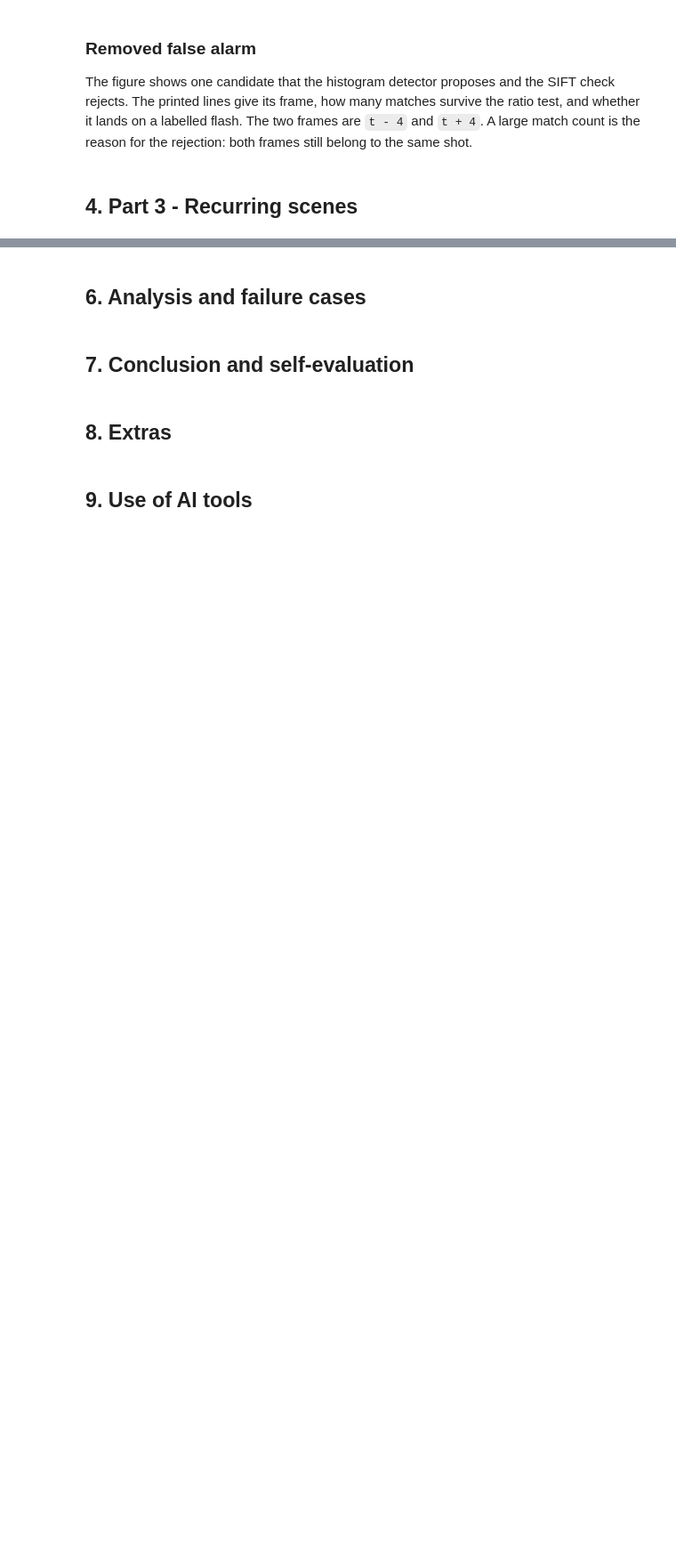
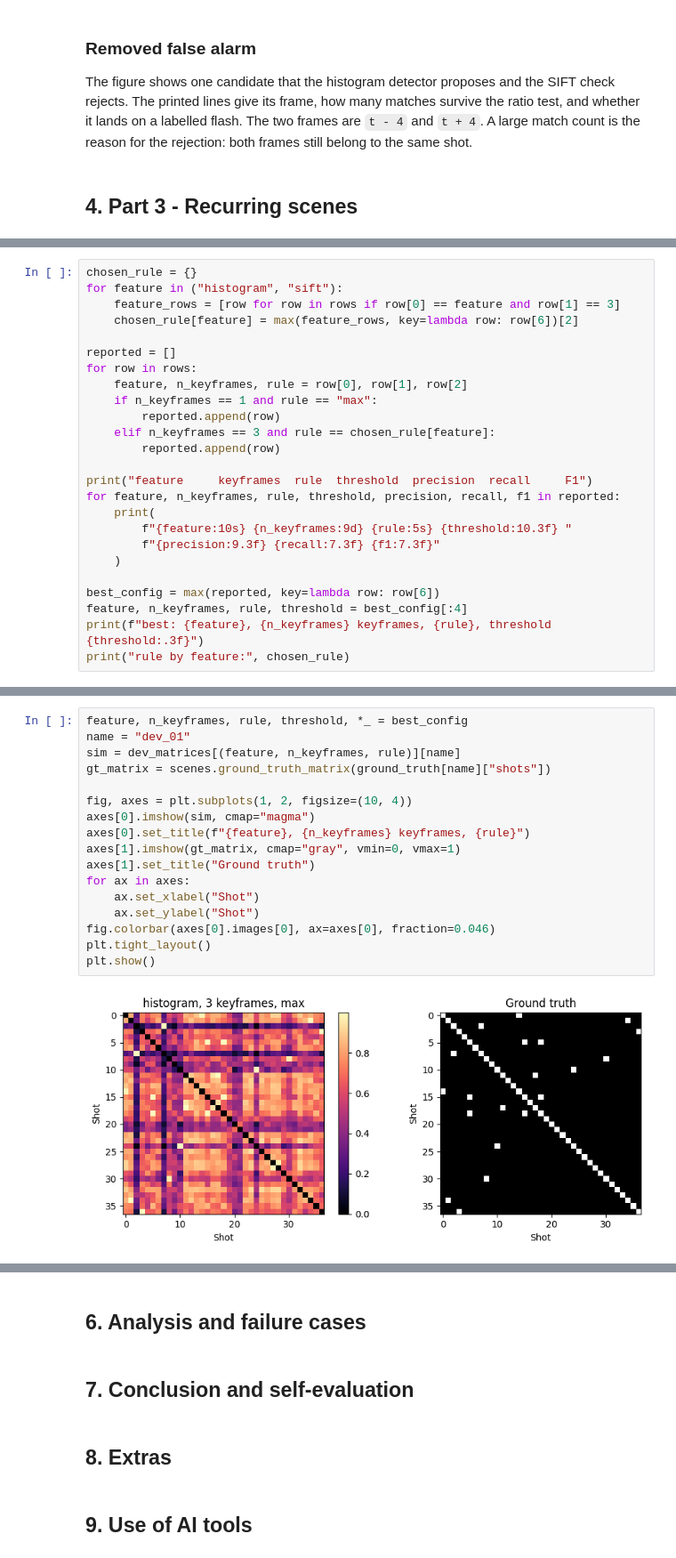
Before and after one commit to GuilhermeAQOS/CV2627, a Jupyter notebook: starter_code/73803_74514/report.ipynb, the cells around one changed output, grey strips where cells are left out. Shown at 89% size. Cells and saved outputs as stored; diff of their text form; blank space fills up the shorter version.

```diff
--- a/starter_code/73803_74514/report.ipynb
+++ b/starter_code/73803_74514/report.ipynb
@@ -420,0 +545,25 @@ The figure shows one candidate that the histogram detector proposes and the SIFT
+# %%
+chosen_rule = {}
+for feature in ("histogram", "sift"):
+    feature_rows = [row for row in rows if row[0] == feature and row[1] == 3]
+    chosen_rule[feature] = max(feature_rows, key=lambda row: row[6])[2]
+
+reported = []
+for row in rows:
+    feature, n_keyframes, rule = row[0], row[1], row[2]
+    if n_keyframes == 1 and rule == "max":
+        reported.append(row)
+    elif n_keyframes == 3 and rule == chosen_rule[feature]:
+        reported.append(row)
+
+print("feature     keyframes  rule  threshold  precision  recall     F1")
+for feature, n_keyframes, rule, threshold, precision, recall, f1 in reported:
+    print(
+        f"{feature:10s} {n_keyframes:9d} {rule:5s} {threshold:10.3f} "
+        f"{precision:9.3f} {recall:7.3f} {f1:7.3f}"
+    )
+
+best_config = max(reported, key=lambda row: row[6])
+feature, n_keyframes, rule, threshold = best_config[:4]
+print(f"best: {feature}, {n_keyframes} keyframes, {rule}, threshold {threshold:.3f}")
+print("rule by feature:", chosen_rule)
@@ -420,0 +578,19 @@ The figure shows one candidate that the histogram detector proposes and the SIFT
+# %%
+feature, n_keyframes, rule, threshold, *_ = best_config
+name = "dev_01"
+sim = dev_matrices[(feature, n_keyframes, rule)][name]
+gt_matrix = scenes.ground_truth_matrix(ground_truth[name]["shots"])
+
+fig, axes = plt.subplots(1, 2, figsize=(10, 4))
+axes[0].imshow(sim, cmap="magma")
+axes[0].set_title(f"{feature}, {n_keyframes} keyframes, {rule}")
+axes[1].imshow(gt_matrix, cmap="gray", vmin=0, vmax=1)
+axes[1].set_title("Ground truth")
+for ax in axes:
+    ax.set_xlabel("Shot")
+    ax.set_ylabel("Shot")
+fig.colorbar(axes[0].images[0], ax=axes[0], fraction=0.046)
+plt.tight_layout()
+plt.show()
+# %% [output]
+[figure, added]
```
Also changed, not shown: parts of 18 cells of this notebook, 4 other files.
